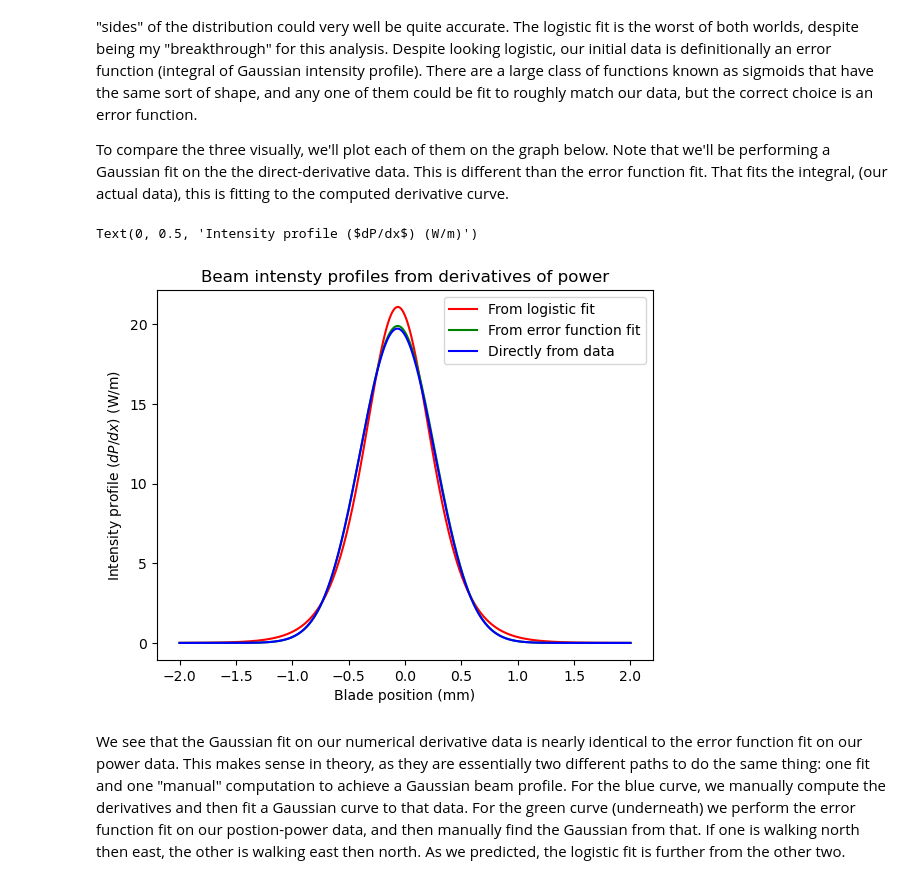
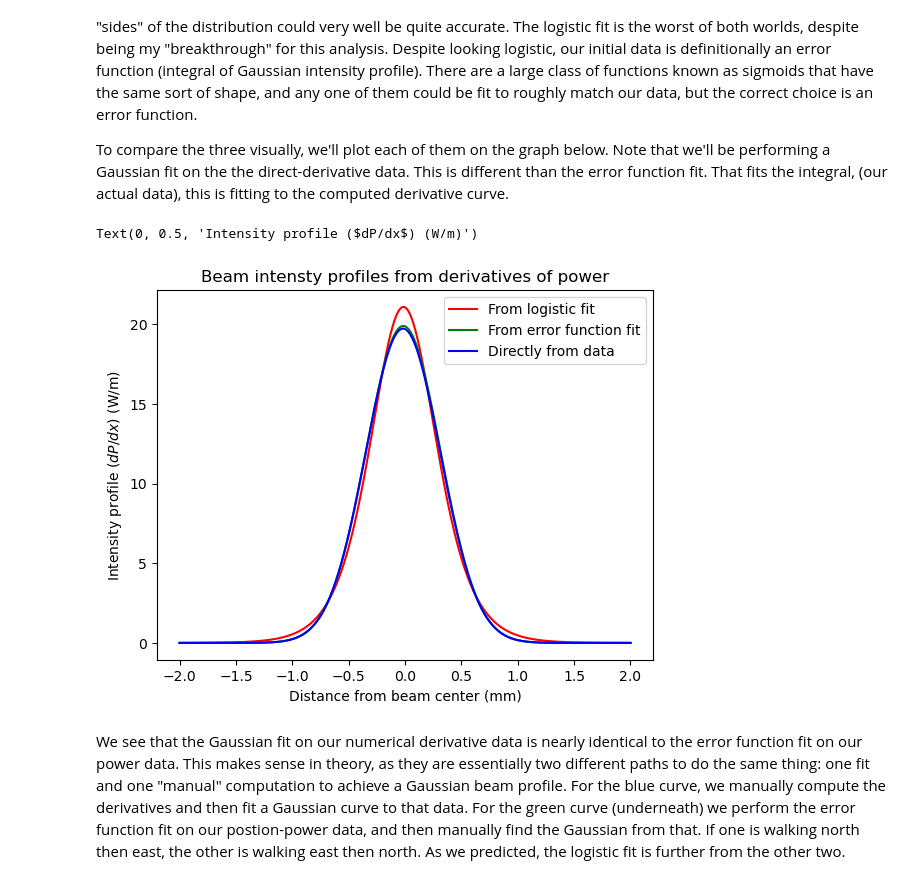
Before and after one commit to josephtemple/OpticalTweezerProject, a Jupyter notebook: JT_OpticalTrap_BeamProfile.ipynb, the cells around one changed output. Drawn from its saved outputs; the diff is of its cells as text; code cells hidden in the pictures.

```diff
--- a/JT_OpticalTrap_BeamProfile.ipynb
+++ b/JT_OpticalTrap_BeamProfile.ipynb
@@ -42,6 +42,6 @@ We notice a large nearly flat region at the start of our data (when only low pow
 # %%
-power_data_x_less = power_data[0][32:]
-power_data_P_less = power_data[1][32:]
+power_data_x_less = power_data[0][31:]
+power_data_P_less = power_data[1][31:]
 
 print(power_data_x_less)
 
@@ -127,13 +124,3 @@ The derivative is:
 # %%
 def dP_dx_fit(x, x0_fit, L_fit, k_fit):
     return L_fit*k_fit * np.exp(-k_fit*(x-x0_fit)) / (1 + np.exp(-k_fit*(x-x0_fit)))**2
-# %%
-dP_dx_fitted = np.array([])
-x = power_data_new[0]
-length = x.size
-
-for i in range(length):
-    temp = x[i]
-    dP_dx_fitted = np.append(dP_dx_fitted, dP_dx_fit(temp, *fitted_logistic_coeff))
-
-print(dP_dx_fitted)
@@ -249,14 +226,14 @@ beam_profile_errorfunc = gauss_integrand(intensity_positions, *fitted_erf_coeff)
 # %%
 plt.plot(intensity_positions, beam_profile_logistic, color='red', label='From logistic fit')
 plt.plot(intensity_positions, beam_profile_errorfunc, color='green', label='From error function fit')
 plt.plot(intensity_positions, beam_profile_deriv, color='blue', label='Directly from data')
 plt.title("Beam intensty profiles from derivatives of power")
 plt.legend()
-plt.xlabel("Blade position (mm)")
+plt.xlabel("Distance from beam center (mm)")
 plt.ylabel(r'Intensity profile ($dP/dx$) (W/m)')
 # %% [output]
 Text(0, 0.5, 'Intensity profile ($dP/dx$) (W/m)')
-[figure, old version]
+[figure, new version]
 # %% [markdown]
 We see that the Gaussian fit on our numerical derivative data is nearly identical to the error function fit on our power data. This makes sense in theory, as they are essentially two different paths to do the same thing: one fit and one "manual" computation to achieve a Gaussian beam profile. For the blue curve, we manually compute the derivatives and then fit a Gaussian curve to that data. For the green curve (underneath) we perform the error function fit on our postion-power data, and then manually find the Gaussian from that. If one is walking north then east, the other is walking east then north. As we predicted, the logistic fit is further from the other two.
 # %% [markdown]
```
Also changed, not shown: parts of 26 cells of this notebook.
